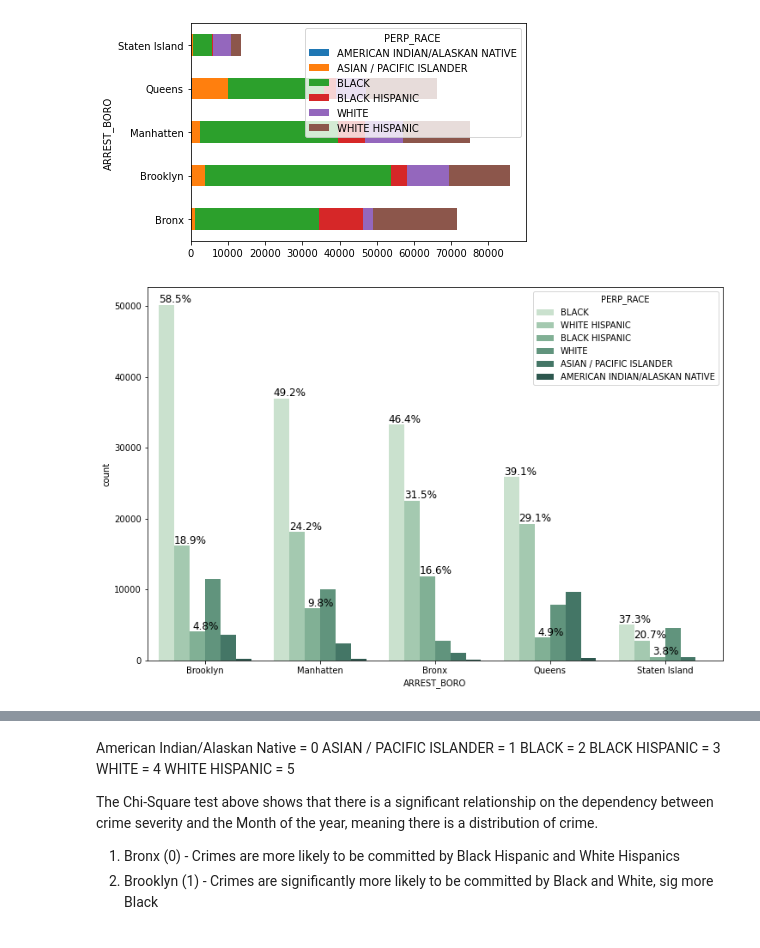
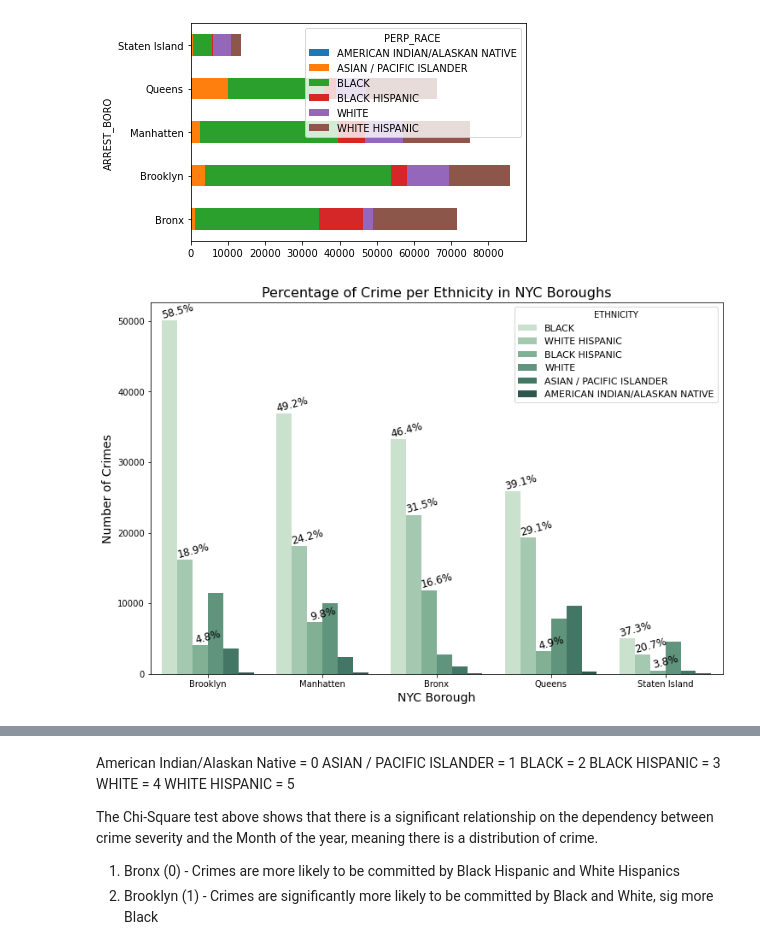
Before and after one commit to MudSnail/MidTerm, a Jupyter notebook: Pre_Covid_EDA.ipynb, the cells around one changed output, grey strips where cells are left out. Saved outputs shown, nothing was run; the diff lists cells and outputs as text; code cells hidden in the pictures.

```diff
--- a/Pre_Covid_EDA.ipynb
+++ b/Pre_Covid_EDA.ipynb
@@ -110,4 +110,9 @@ pd.crosstab(df['WeekDay'],df['Crime Severity']).plot(kind="barh",stacked=True)
 # %% [output]
 <matplotlib.axes._subplots.AxesSubplot at 0x...>
 [figure]
+# %%
+# add weekday and month into data
+data['ARREST_DATE'] = pd.to_datetime(data['ARREST_DATE']) #convert column
+data['Month'] = data['ARREST_DATE'].dt.month
+data['WeekDay'] = data['ARREST_DATE'].dt.weekday
 # %%
@@ -178,8 +198,8 @@ pd.crosstab(df['Month'],df['AGE_GROUP']).plot(kind="barh",stacked=True)
 <matplotlib.axes._subplots.AxesSubplot at 0x...>
 [figure]
 # %%
-#Lets do the same stats but with Month
-two_way_table = pd.crosstab(index=df["Month"], columns=df["Crime Severity"])
+#first tabulate a 2 way table with variables as months and level of crime
+two_way_table = pd.crosstab(index=data["Month"], columns=data["Crime Severity"])
 
 #Calculate the chi-square test
 result_chi = stats.chi2_contingency(observed = two_way_table)
@@ -188,7 +208,7 @@ chi2, p, dof, expected = stats.chi2_contingency(observed = two_way_table)
 print('chi-square statistic :', result_chi[0])
 print('p-value :', result_chi[1])
 print('degrees of freedom :', result_chi[2])
-print('expected counts : \n', result_chi[3])
+#print('expected counts : \n', result_chi[3])
 
 table = sm.stats.Table(two_way_table)
 table.standardized_resids
@@ -268,15 +283,20 @@ plt.show()
 #Calculating the percentage of crime severity at each borough
 boro_name = ['Manhatten', 'Brooklyn', 'Queens', 'Bronx', 'Staten Island']
 crime_level = ['Minor', 'Mild', 'Severe']
-subtotal_boro = df.groupby('ARREST_BORO')['Crime Severity'].agg('count').sort_values(ascending=False) #total of each boro count
+subtotal_boro = data.groupby('ARREST_BORO')['Crime Severity'].agg('count').sort_values(ascending=False) #total of each boro count
 fig = plt.figure(figsize=[12,8])
 ax = sns.countplot(x="ARREST_BORO", hue="Crime Severity",
-                   data=df[['ARREST_BORO', 'Crime Severity']],
+                   data=data[['ARREST_BORO', 'Crime Severity']],
                    order = subtotal_boro.index,
                   palette = "ch:2.5,-.2,dark=.3")
+ax.set_xlabel('NYC Borough', fontsize = 14)
+ax.set_ylabel('Number of Crimes', fontsize = 14)
+ax.set_title('Percentage of Crime Severity per NYC Borough', fontsize = 16)
 
-boro_num2 = [val for val in range(0, 5)]*3 #[0,1,2,3,4,0,1,2,3,4,0,1,2,3,4,0,1,2,3,4,0,1,2,3,4,] work for the order
+#calculate percentage to anntotate
+boro_num2 = [val for val in range(0, 5)]*3 #[0,1,2,3,4,0,1,2,3,4...] work for the order
 for p, i in zip(ax.patches, boro_num2):
     percent = p.get_height()/subtotal_boro[i]
-    ax.annotate('{:.1f}%'. format(percent*100), (p.get_x()+0.138, p.get_height()+300), ha='center', size=12)
+    ax.annotate('{:.1f}%'. format(percent*100), (p.get_x()+0.138, p.get_height()+300),
+                ha='center', size=12)
 # %% [output]
@@ -344,7 +364,7 @@ pd.crosstab(data['ARREST_BORO'], data['AGE_GROUP']).plot(kind="barh",stacked=Tru
 [figure]
 # %%
 #Lets do the same stats but with ARREST BORO and age group
-two_way_table = pd.crosstab(index=df["ARREST_BORO"], columns=df["AGE_GROUP"])
+two_way_table = pd.crosstab(index=data["ARREST_BORO"], columns=data["AGE_GROUP"])
 
 #Calculate the chi-square test
 result_chi = stats.chi2_contingency(observed = two_way_table)
@@ -353,7 +373,7 @@ chi2, p, dof, expected = stats.chi2_contingency(observed = two_way_table)
 print('chi-square statistic :', result_chi[0])
 print('p-value :', result_chi[1])
 print('degrees of freedom :', result_chi[2])
-print('expected counts : \n', result_chi[3])
+#print('expected counts : \n', result_chi[3])
 
 table = sm.stats.Table(two_way_table)
 table.standardized_resids
@@ -402,20 +422,28 @@ pd.crosstab(data['ARREST_BORO'], data['PERP_RACE']).plot(kind="barh",stacked=Tru
 # %%
 #Calculating the percentage of crime severity at each borough
 boro_name = ['Manhatten', 'Brooklyn', 'Queens', 'Bronx', 'Staten Island']
 race = ['AMERICAN INDIAN/ALASKAN NATIVE', 'ASIAN / PACIFIC ISLANDER',
         'BLACK', 'BLACK HISPANIC', 'WHITE','WHITE HISPANIC']
 subtotal_boro = data.groupby('ARREST_BORO')['PERP_RACE'].agg('count').sort_values(ascending=False) #total of each boro count
 fig = plt.figure(figsize=[12,8])
 ax = sns.countplot(x="ARREST_BORO", hue="PERP_RACE",
                    data=data[['ARREST_BORO', 'PERP_RACE']],
                    order = subtotal_boro.index,
                   palette = "ch:2.5,-.2,dark=.3")
 
-boro_num2 = [val for val in range(0, 5)]*3 #[0,1,2,3,4,0,1,2,3,4,0,1,2,3,4,0,1,2,3,4,0,1,2,3,4,] work for the order
+ax.set_xlabel('NYC Borough', fontsize = 14)
+ax.set_ylabel('Number of Crimes', fontsize = 14)
+ax.set_title('Percentage of Crime per Ethnicity in NYC Boroughs', fontsize = 16)
+#ax._legend.set_title('Ethnicity', fontsize=12)
+ax.legend(title = "ETHNICITY", fontsize = 11)
+
+#calculate percentage to anntotate
+boro_num2 = [val for val in range(0, 5)]*3 #[0,1,2,3,4,0,1,2,3,4...] work for the order
 for p, i in zip(ax.patches, boro_num2):
     percent = p.get_height()/subtotal_boro[i]
-    ax.annotate('{:.1f}%'. format(percent*100), (p.get_x()+0.138, p.get_height()+300), ha='center', size=12)
+    ax.annotate('{:.1f}%'. format(percent*100), (p.get_x()+0.138, p.get_height()+300),
+                ha='center', size=12, rotation = 15)
 # %% [output]
-[figure, old version]
+[figure, new version]
 # %%
 #Lets do the same stats but with ARREST BORO and age group
```
Also changed, not shown: parts of 19 cells of this notebook.
